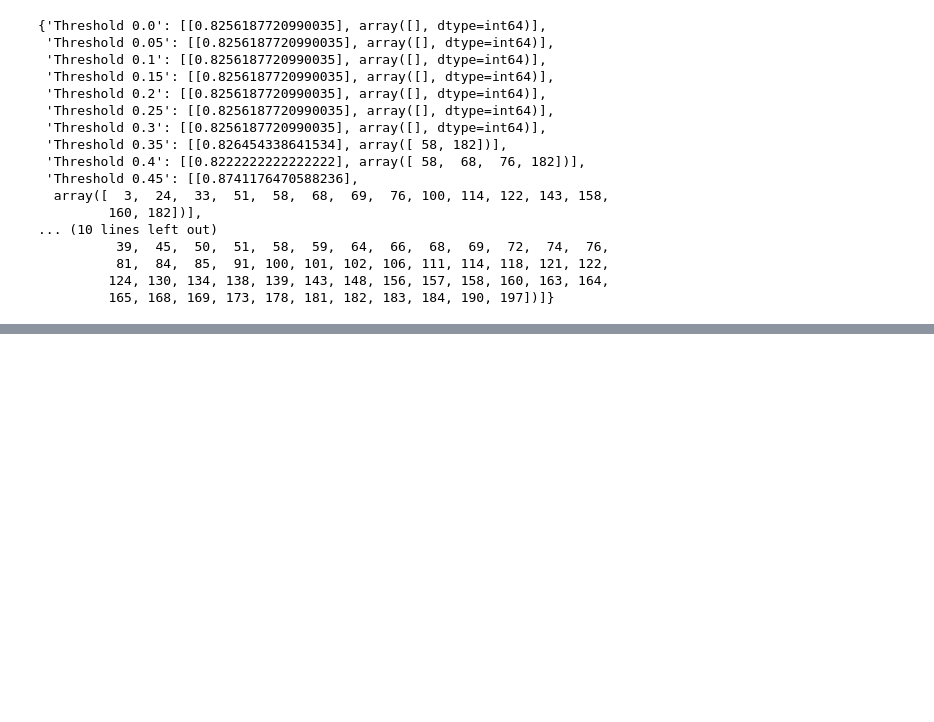
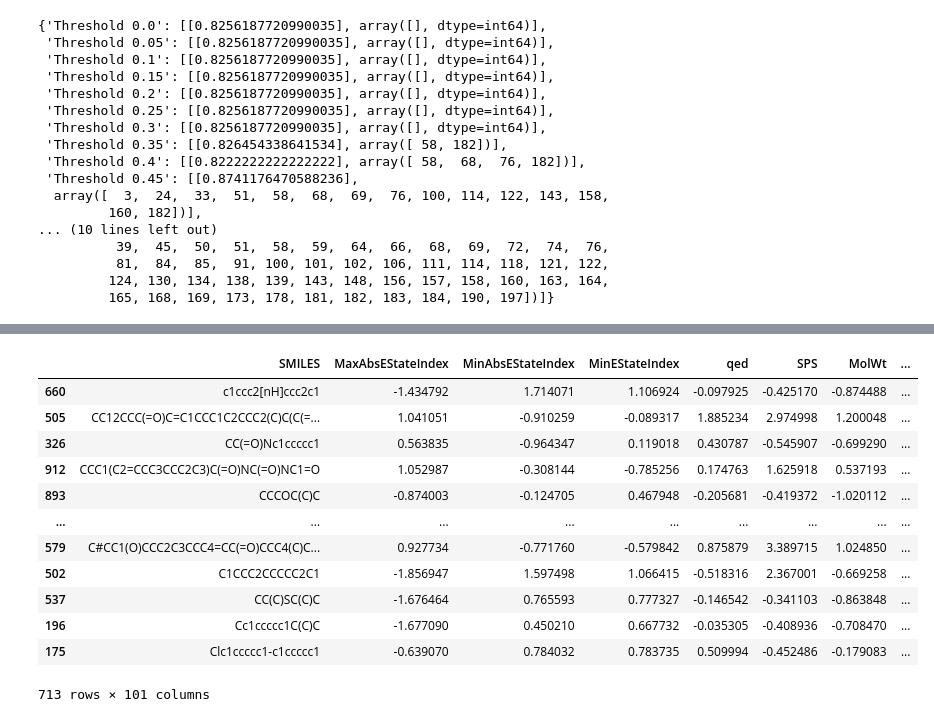
Before and after one commit to jeffrichardchemistry/pyADA, a Jupyter notebook: example/example_of_use.ipynb, the cells around one changed output, grey strips where cells are left out. Saved outputs shown, nothing was run; the diff lists cells and outputs as text; code cells hidden in the pictures; blank space fills up the shorter version.

```diff
--- a/example/example_of_use.ipynb
+++ b/example/example_of_use.ipynb
@@ -278,0 +386,23 @@ ad.fit(model_sklearn=rfc, base_test=xi_test, base_train=xi_train, y_true=y_test,
+# %%
+df
+
+x = df.drop('y',axis=1)
+y = df['y']
+
+x_train_, x_test_, y_train, y_test = train_test_split(x, y, test_size=0.3, random_state=7)
+# %%
+x_train_
+# %% [output]
+|  | SMILES | MaxAbsEStateIndex | MinAbsEStateIndex | MinEStateIndex | qed | SPS | MolWt | ... |
+| 660 | c1ccc2[nH]ccc2c1 | -1.434792 | 1.714071 | 1.106924 | -0.097925 | -0.425170 | -0.874488 | ... |
+| 505 | CC12CCC(=O)C=C1CCC1C2CCC2(C)C(C(=... | 1.041051 | -0.910259 | -0.089317 | 1.885234 | 2.974998 | 1.200048 | ... |
+| 326 | CC(=O)Nc1ccccc1 | 0.563835 | -0.964347 | 0.119018 | 0.430787 | -0.545907 | -0.699290 | ... |
+| 912 | CCC1(C2=CCC3CCC2C3)C(=O)NC(=O)NC1=O | 1.052987 | -0.308144 | -0.785256 | 0.174763 | 1.625918 | 0.537193 | ... |
+| 893 | CCCOC(C)C | -0.874003 | -0.124705 | 0.467948 | -0.205681 | -0.419372 | -1.020112 | ... |
+| ... | ... | ... | ... | ... | ... | ... | ... | ... |
+| 579 | C#CC1(O)CCC2C3CCC4=CC(=O)CCC4(C)C... | 0.927734 | -0.771760 | -0.579842 | 0.875879 | 3.389715 | 1.024850 | ... |
+| 502 | C1CCC2CCCCC2C1 | -1.856947 | 1.597498 | 1.066415 | -0.518316 | 2.367001 | -0.669258 | ... |
+| 537 | CC(C)SC(C)C | -1.676464 | 0.765593 | 0.777327 | -0.146542 | -0.341103 | -0.863848 | ... |
+| 196 | Cc1ccccc1C(C)C | -1.677090 | 0.450210 | 0.667732 | -0.035305 | -0.408936 | -0.708470 | ... |
+| 175 | Clc1ccccc1-c1ccccc1 | -0.639070 | 0.784032 | 0.783735 | 0.509994 | -0.452486 | -0.179083 | ... |
+713 rows × 101 columns
```
Also changed, not shown: parts of 16 cells of this notebook, 2 other files.
